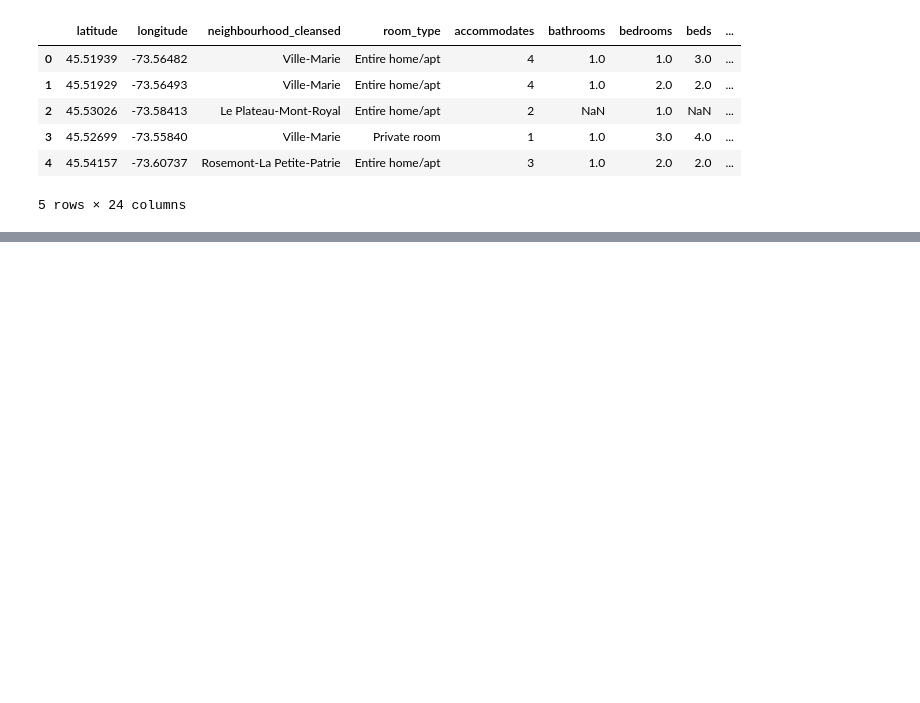
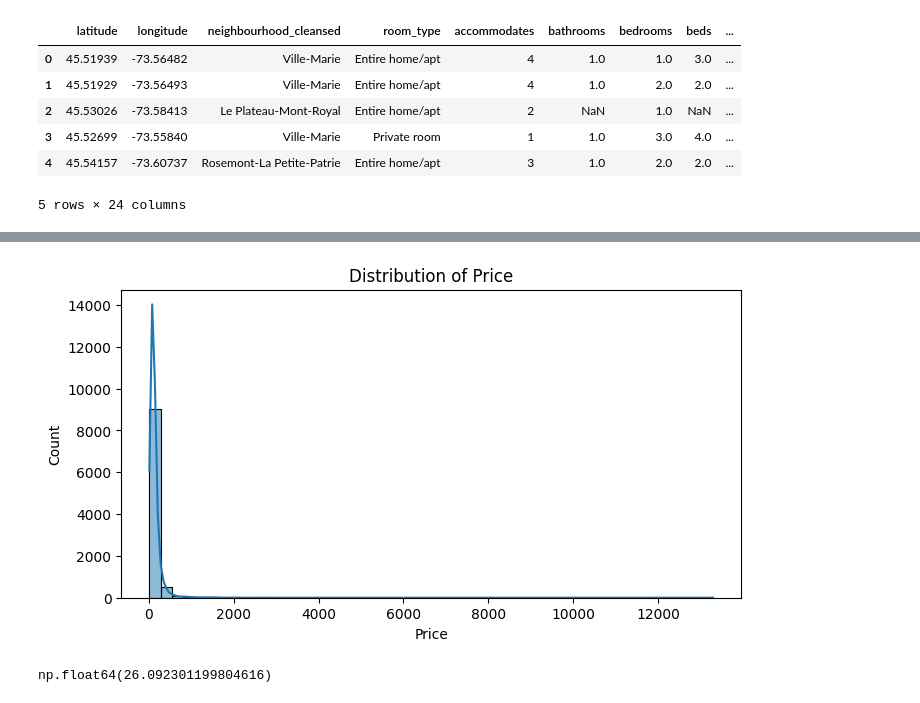
Before and after one commit to pity-piggy/bnb, a Jupyter notebook: bnb_repo/notebooks/airbnb.ipynb, the cells around one changed output, grey strips where cells are left out. Cells and saved outputs as stored; diff of their text form; code cells hidden in the pictures; blank space fills up the shorter version.

```diff
--- a/bnb_repo/notebooks/airbnb.ipynb
+++ b/bnb_repo/notebooks/airbnb.ipynb
@@ -222,0 +239,16 @@ dF. head()
+# %%
+import matplotlib.pyplot as plt
+import seaborn as sns
+
+plt.figure(figsize=(8, 4))
+sns.histplot(dF['price'], bins=50, kde=True)
+plt.title("Distribution of Price")
+plt.xlabel("Price")
+plt.ylabel("Count")
+plt.show()
+# %% [output]
+[figure, added]
+# %%
+dF['price'].skew()
+# %% [output]
+np.float64(26.092301199804616)
```
Also changed, not shown: parts of 12 cells of this notebook.
